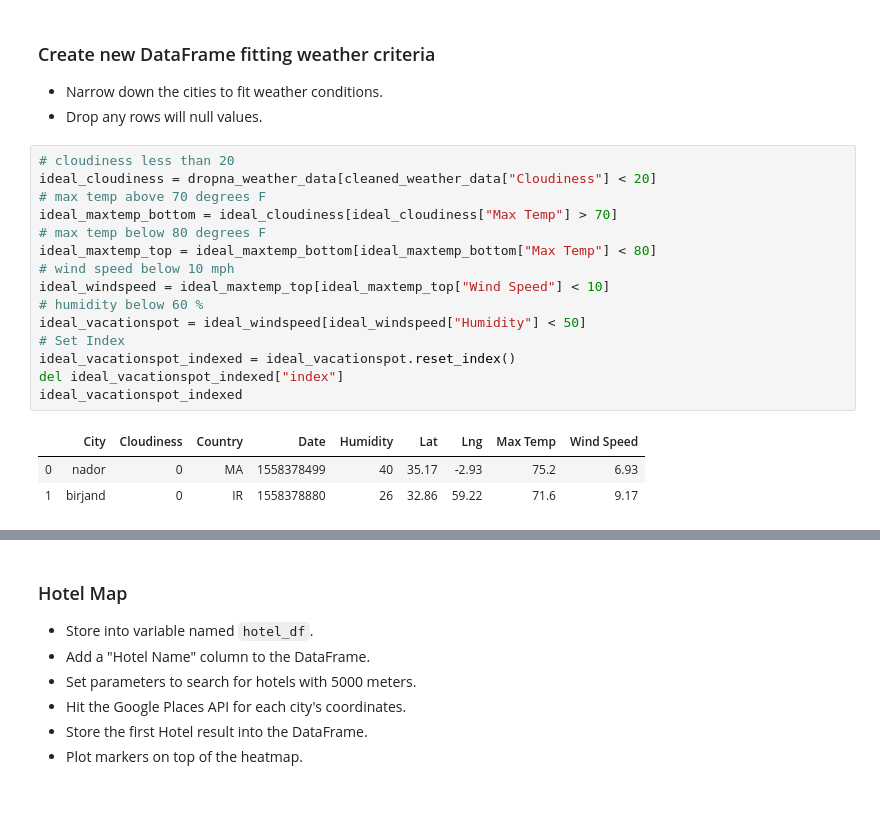
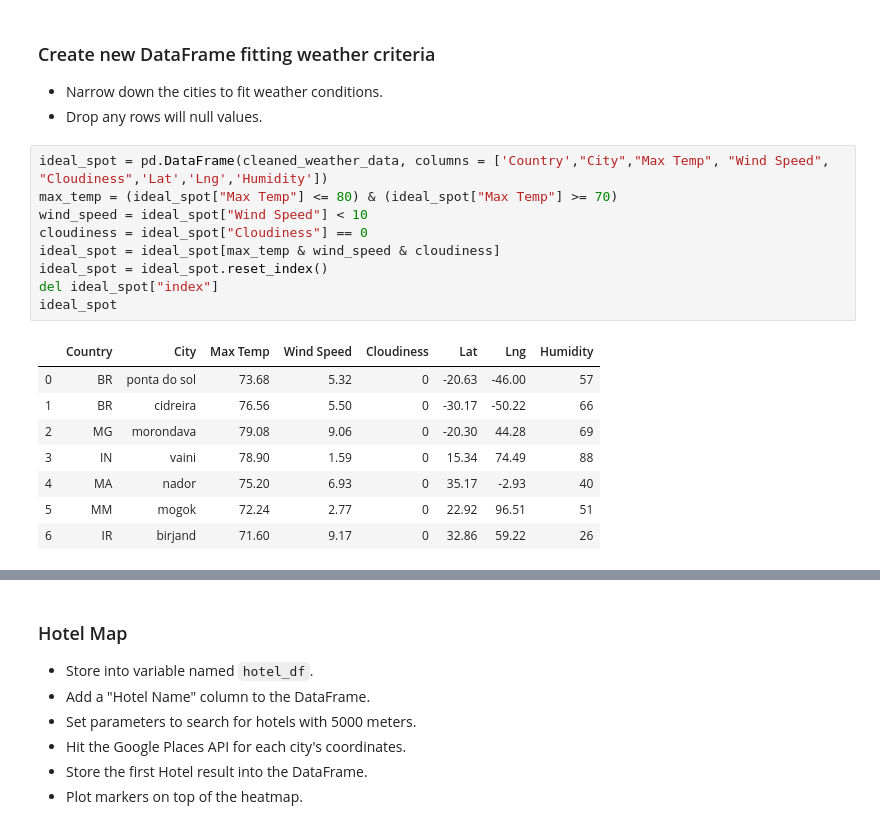
Before and after one commit to amberhyunan94/AmberAnHomework, a Jupyter notebook: Assignment6_Python API/starter_code/VacationPy_AA.ipynb, the cells around one changed output, grey strips where cells are left out. Saved outputs shown, nothing was run; the diff lists cells and outputs as text; blank space fills up the shorter version.

Commit message:
updated figures for Vacation HW

```diff
--- a/Assignment6_Python API/starter_code/VacationPy_AA.ipynb
+++ b/Assignment6_Python API/starter_code/VacationPy_AA.ipynb
@@ -73,23 +68,22 @@ fig
 ### Create new DataFrame fitting weather criteria
 * Narrow down the cities to fit weather conditions.
 * Drop any rows will null values.
-# %%
-# cloudiness less than 20
-ideal_cloudiness = dropna_weather_data[cleaned_weather_data["Cloudiness"] < 20]
-# max temp above 70 degrees F
-ideal_maxtemp_bottom = ideal_cloudiness[ideal_cloudiness["Max Temp"] > 70]
-# max temp below 80 degrees F
-ideal_maxtemp_top = ideal_maxtemp_bottom[ideal_maxtemp_bottom["Max Temp"] < 80]
-# wind speed below 10 mph
-ideal_windspeed = ideal_maxtemp_top[ideal_maxtemp_top["Wind Speed"] < 10]
-# humidity below 60 %
-ideal_vacationspot = ideal_windspeed[ideal_windspeed["Humidity"] < 50]
-# Set Index
-ideal_vacationspot_indexed = ideal_vacationspot.reset_index()
-del ideal_vacationspot_indexed["index"]
-ideal_vacationspot_indexed
-# %% [output]
-|  | City | Cloudiness | Country | Date | Humidity | Lat | Lng | Max Temp | Wind Speed |
-| 0 | nador | 0 | MA | 1558378499 | 40 | 35.17 | -2.93 | 75.2 | 6.93 |
-| 1 | birjand | 0 | IR | 1558378880 | 26 | 32.86 | 59.22 | 71.6 | 9.17 |
+# %%
+ideal_spot = pd.DataFrame(cleaned_weather_data, columns = ['Country',"City","Max Temp", "Wind Speed", "Cloudiness",'Lat','Lng','Humidity'])
+max_temp = (ideal_spot["Max Temp"] <= 80) & (ideal_spot["Max Temp"] >= 70)
+wind_speed = ideal_spot["Wind Speed"] < 10
+cloudiness = ideal_spot["Cloudiness"] == 0
+ideal_spot = ideal_spot[max_temp & wind_speed & cloudiness]
+ideal_spot = ideal_spot.reset_index()
+del ideal_spot["index"]
+ideal_spot
+# %% [output]
+|  | Country | City | Max Temp | Wind Speed | Cloudiness | Lat | Lng | Humidity |
+| 0 | BR | ponta do sol | 73.68 | 5.32 | 0 | -20.63 | -46.00 | 57 |
+| 1 | BR | cidreira | 76.56 | 5.50 | 0 | -30.17 | -50.22 | 66 |
+| 2 | MG | morondava | 79.08 | 9.06 | 0 | -20.30 | 44.28 | 69 |
+| 3 | IN | vaini | 78.90 | 1.59 | 0 | 15.34 | 74.49 | 88 |
+| 4 | MA | nador | 75.20 | 6.93 | 0 | 35.17 | -2.93 | 40 |
+| 5 | MM | mogok | 72.24 | 2.77 | 0 | 22.92 | 96.51 | 51 |
+| 6 | IR | birjand | 71.60 | 9.17 | 0 | 32.86 | 59.22 | 26 |
 # %%
```
Also changed, not shown: parts of 14 cells of this notebook, 16 other files.
